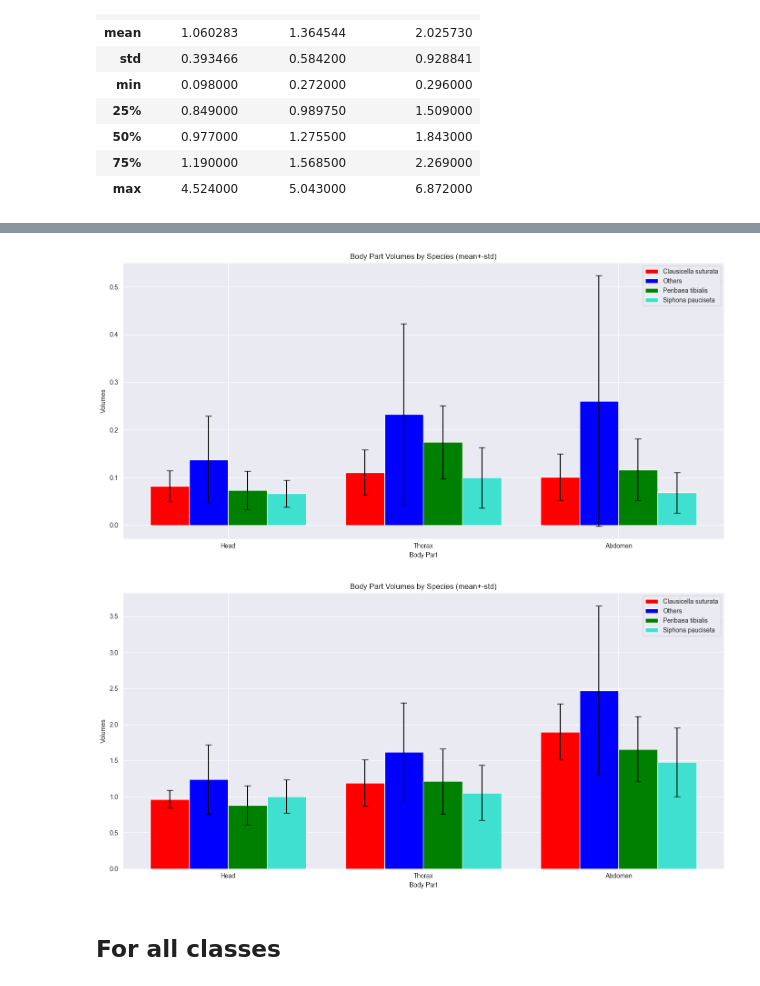
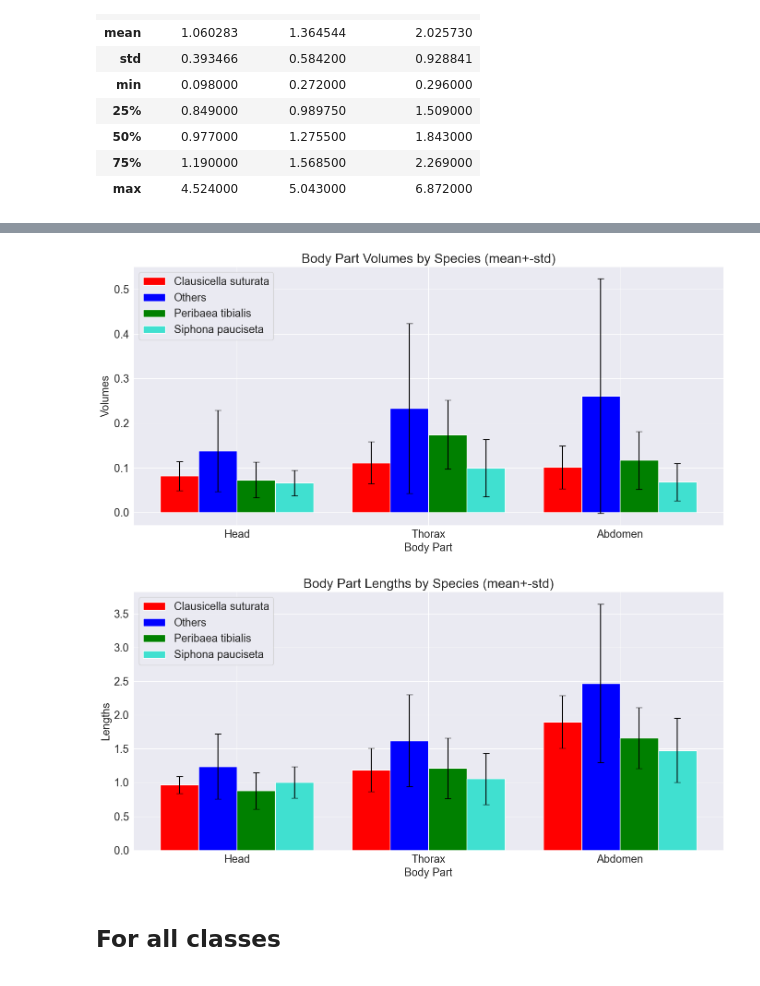
Before and after one commit to JoshAlb21/computer-vision-streamlit-app, a Jupyter notebook: playground/analyze_extracted_volumes.ipynb, the cells around one changed output, grey strips where cells are left out. Saved outputs shown, nothing was run; the diff lists cells and outputs as text; code cells hidden in the pictures.

```diff
--- a/playground/analyze_extracted_volumes.ipynb
+++ b/playground/analyze_extracted_volumes.ipynb
@@ -150,6 +143,7 @@ import matplotlib.pyplot as plt
 cols = ["volume_head", "volume_thorax", "volume_abdomen"]
 
 # Pairwise scatter plots using Seaborn
+plt.rcParams.update({'font.size': 16})
 sns.pairplot(df_merged, hue="Species", vars=cols, plot_kws={'alpha':0.7})
 
 # Display the plots
@@ -285,8 +279,12 @@ def plot_species_volumes(grouped_data, colors, val_to_plot:str):
 
     # Adding some text for labels, title, and custom x-axis tick labels, etc.
     ax.set_xlabel('Body Part')
-    ax.set_ylabel('Volumes')
-    ax.set_title('Body Part Volumes by Species (mean+-std)')
+    if val_to_plot == 'volume':
+        label = 'Volumes'
+    elif val_to_plot == 'length':
+        label = 'Lengths'
+    ax.set_ylabel(label)
+    ax.set_title(f'Body Part {label} by Species (mean+-std)')
     ax.set_xticks(positions)
     ax.set_xticklabels(['Head', 'Thorax', 'Abdomen'])
 
@@ -303,9 +301,10 @@ def plot_species_volumes(grouped_data, colors, val_to_plot:str):
 # %%
 # Set the custom colors for the species
 custom_colors = ['red', 'blue', 'green', 'turquoise']
+plt.rcParams.update({'font.size': 17})
 plot_species_volumes(grouped_data, custom_colors, val_to_plot='volume')
 # %% [output]
-[figure, old version]
+[figure, new version]
 # %%
 # Group data by 'Species' and calculate mean and std for the volumes of interest
 grouped_data_length = df_merged.groupby('Species').agg({
@@ -319,10 +318,11 @@ grouped_data_length.columns = ['_'.join(col).strip('_') for col in grouped_data_
 # %%
 val_to_plot = "length"
 # Set the custom colors for the species
 custom_colors = ['red', 'blue', 'green', 'turquoise']
+plt.rcParams.update({'font.size': 17})
 plot_species_volumes(grouped_data_length, custom_colors, val_to_plot)
 # %% [output]
-[figure, old version]
+[figure, new version]
 # %% [markdown]
 ## For all classes
 # %%
```
Also changed, not shown: parts of 5 cells of this notebook, 10 other files.
